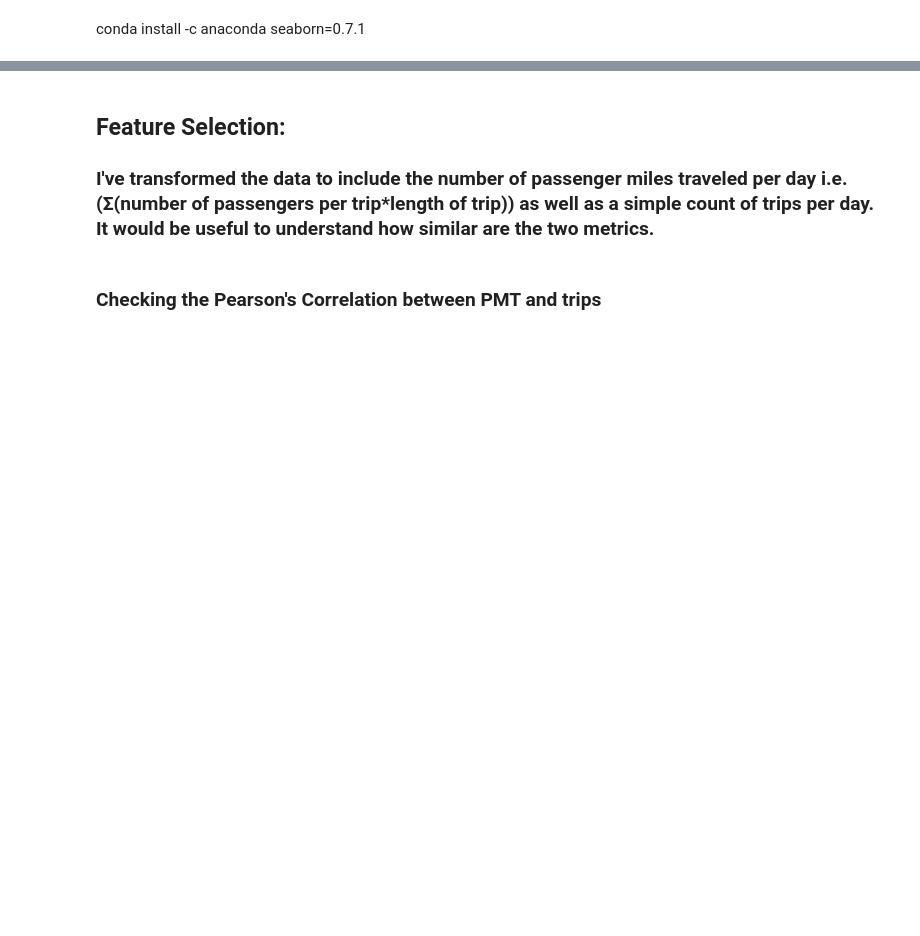
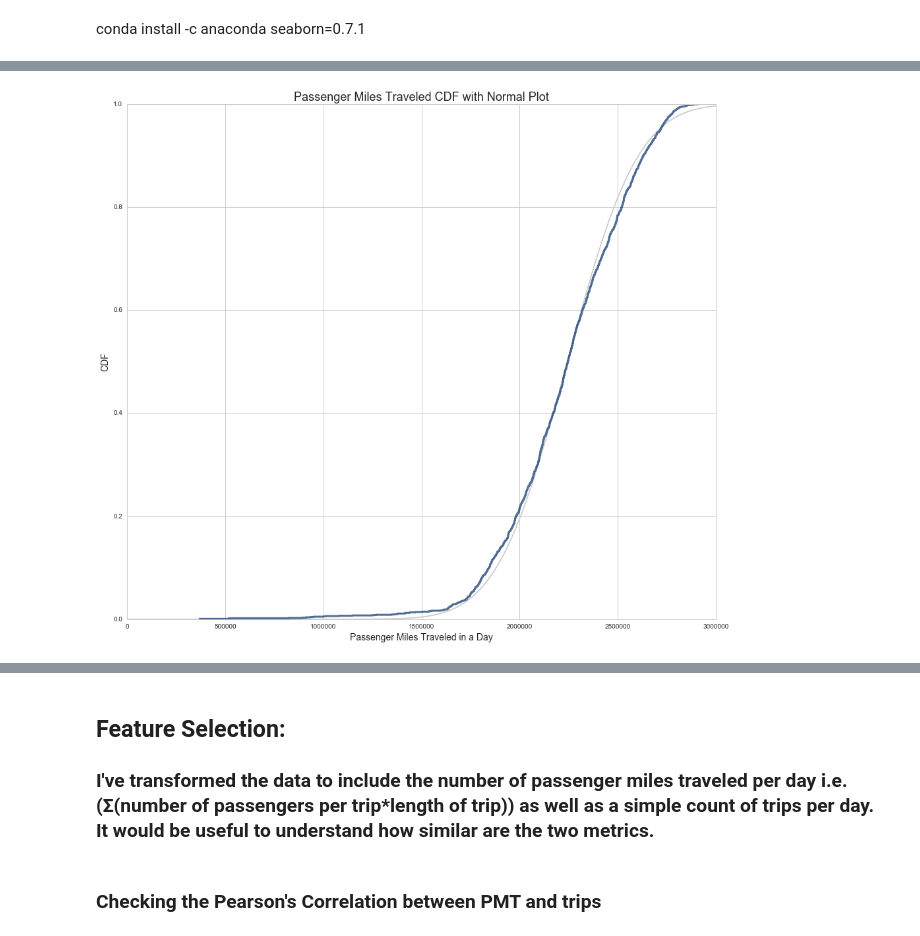
Before and after one commit to pragmadox/applied_stats_project, a Jupyter notebook: final_project/final_project_part1.ipynb, the cells around one changed output, grey strips where cells are left out. Drawn from its saved outputs; the diff is of its cells as text; code cells hidden in the pictures; blank space fills up the shorter version.

```diff
--- a/final_project/final_project_part1.ipynb
+++ b/final_project/final_project_part1.ipynb
@@ -65,0 +80,21 @@ See the caveats in the documentation: http://pandas.pydata.org/pandas-docs/stabl
+# %%
+data1 = df.pmt
+mu1, var1 = ts2.TrimmedMeanVar(data1, p=0.01)
+
+# plot the models
+sigma1 = math.sqrt(var1)
+xs1, ps1 = ts2.RenderNormalCdf(mu1, sigma1, low=0, high=3000000)
+pmt_cdf = ts2.Cdf(data1)
+
+plt.figure(figsize=(16,14))
+plt.plot(xs1, ps1, color='0.8')
+
+#parameters for the resulting graph:
+plt.title("Passenger Miles Traveled CDF with Normal Plot", fontsize=18)
+plt.xlabel("Passenger Miles Traveled in a Day", fontsize=14)
+plt.ylabel("CDF", fontsize=14)
+# plot the data
+tp.Cdf(pmt_cdf)
+plt.show()
+# %% [output]
+[figure, added]
```
Also changed, not shown: parts of 75 cells of this notebook.
